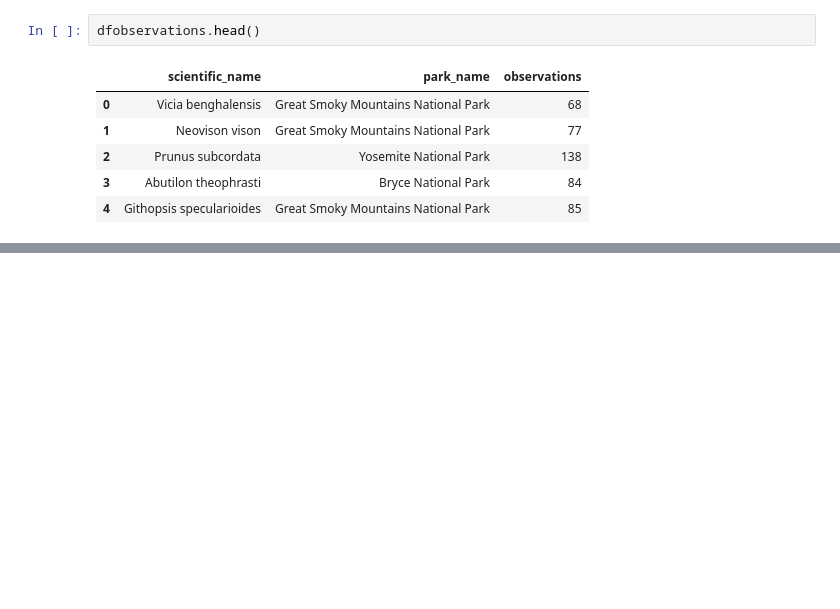
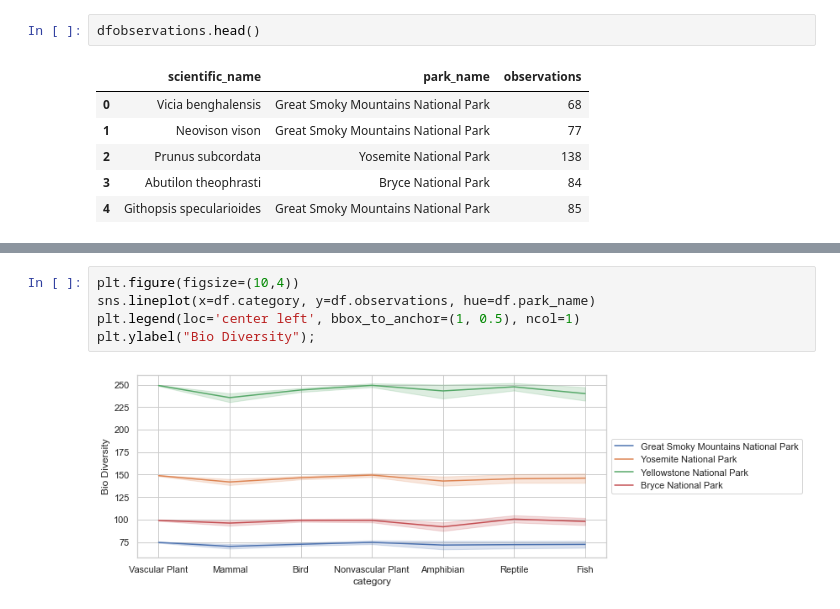
Before and after one commit to ClaudioLutz/Biodiversity, a Jupyter notebook: biodiversity.ipynb, the cells around one changed output, grey strips where cells are left out. Drawn from its saved outputs; the diff is of its cells as text; blank space fills up the shorter version.

```diff
--- a/biodiversity.ipynb
+++ b/biodiversity.ipynb
@@ -42,0 +56,7 @@ df_merge_col
+# %%
+plt.figure(figsize=(10,4))
+sns.lineplot(x=df.category, y=df.observations, hue=df.park_name)
+plt.legend(loc='center left', bbox_to_anchor=(1, 0.5), ncol=1)
+plt.ylabel("Bio Diversity");
+# %% [output]
+[figure, added]
```
Also changed, not shown: parts of 5 cells of this notebook.
